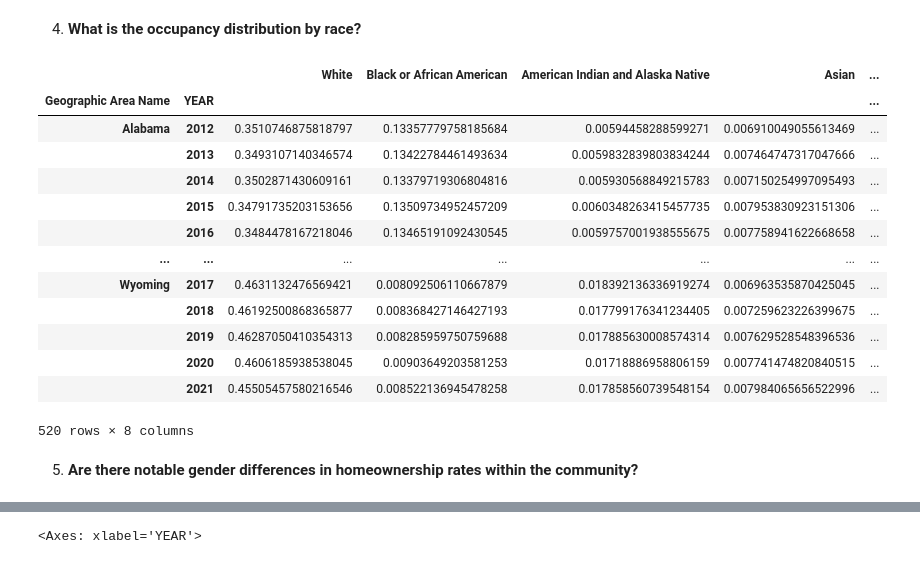
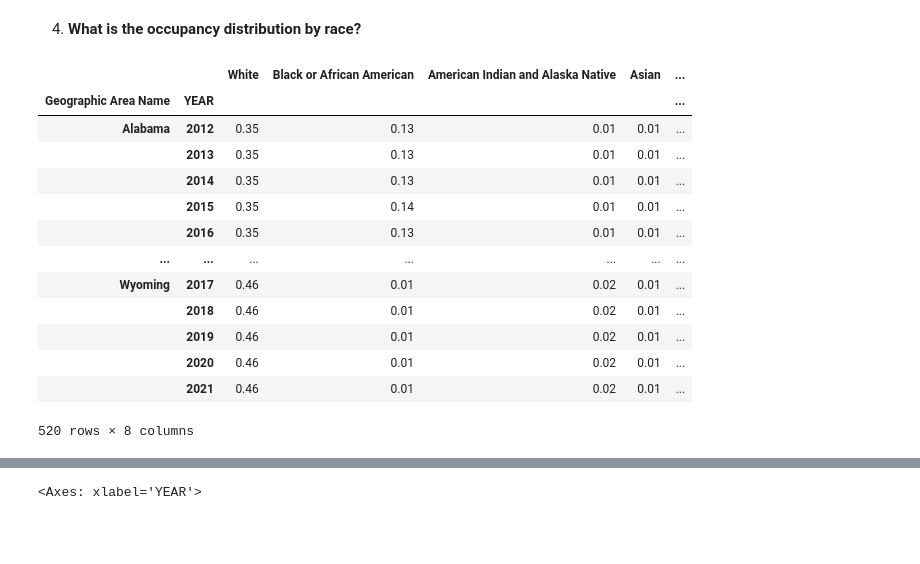
Before and after one commit to xie1027/GenAI_Insights, a Jupyter notebook: answer_key_david.ipynb, the cells around one changed output, grey strips where cells are left out. Drawn from its saved outputs; the diff is of its cells as text; code cells hidden in the pictures; blank space fills up the shorter version.

```diff
--- a/answer_key_david.ipynb
+++ b/answer_key_david.ipynb
@@ -50,8 +15,8 @@ import pandas as pd
 from pathlib import Path, PosixPath
 from typing import NamedTuple
 # %%
-pd.set_option("display.max_columns", None) # display all columns
-pd.set_option("float_format", "{:,}".format)  # display numbers with commas; "{:,.2f}".format for 2 decimals
+pd.set_option("display.max_columns", None)  # display all columns
+pd.set_option("float_format", "{:,.2f}".format)  # display floats with commas and two decimal places
 # %%
 # NamedTuple type hint
 class ParametersType(NamedTuple):
@@ -374,21 +318,20 @@ race_features: list = [
 ]
 # %%
 # Occupancy distribution by race, state, and year expressed as a percentage
-acs_df.groupby(["Geographic Area Name", "YEAR"])[race_features].sum().apply(lambda x: x / x.sum(), axis=1)
+occ_race_df = acs_df.groupby(["Geographic Area Name", "YEAR"])[race_features].sum().apply(lambda x: x / x.sum(), axis=1)
+occ_race_df
 # %% [output]
 |  |  | White | Black or African American | American Indian and Alaska Native | Asian | ... |
 | Geographic Area Name | YEAR |  |  |  |  | ... |
-| Alabama | 2012 | 0.3510746875818797 | 0.13357779758185684 | 0.00594458288599271 | 0.006910049055613469 | ... |
-|  | 2013 | 0.3493107140346574 | 0.13422784461493634 | 0.0059832839803834244 | 0.007464747317047666 | ... |
-|  | 2014 | 0.3502871430609161 | 0.13379719306804816 | 0.005930568849215783 | 0.007150254997095493 | ... |
-|  | 2015 | 0.34791735203153656 | 0.13509734952457209 | 0.0060348263415457735 | 0.007953830923151306 | ... |
-|  | 2016 | 0.3484478167218046 | 0.13465191092430545 | 0.0059757001938555675 | 0.007758941622668658 | ... |
+| Alabama | 2012 | 0.35 | 0.13 | 0.01 | 0.01 | ... |
+|  | 2013 | 0.35 | 0.13 | 0.01 | 0.01 | ... |
+|  | 2014 | 0.35 | 0.13 | 0.01 | 0.01 | ... |
+|  | 2015 | 0.35 | 0.14 | 0.01 | 0.01 | ... |
+|  | 2016 | 0.35 | 0.13 | 0.01 | 0.01 | ... |
 | ... | ... | ... | ... | ... | ... | ... |
-| Wyoming | 2017 | 0.4631132476569421 | 0.008092506110667879 | 0.018392136336919274 | 0.006963535870425045 | ... |
-|  | 2018 | 0.46192500868365877 | 0.008368427146427193 | 0.017799176341234405 | 0.007259623226399675 | ... |
-|  | 2019 | 0.46287050410354313 | 0.008285959750759688 | 0.017885630008574314 | 0.007629528548396536 | ... |
-|  | 2020 | 0.4606185938538045 | 0.00903649203581253 | 0.01718886958806159 | 0.007741474820840515 | ... |
-|  | 2021 | 0.45505457580216546 | 0.008522136945478258 | 0.017858560739548154 | 0.007984065656522996 | ... |
+| Wyoming | 2017 | 0.46 | 0.01 | 0.02 | 0.01 | ... |
+|  | 2018 | 0.46 | 0.01 | 0.02 | 0.01 | ... |
+|  | 2019 | 0.46 | 0.01 | 0.02 | 0.01 | ... |
+|  | 2020 | 0.46 | 0.01 | 0.02 | 0.01 | ... |
+|  | 2021 | 0.46 | 0.01 | 0.02 | 0.01 | ... |
 520 rows × 8 columns
-# %% [markdown]
-5. **Are there notable gender differences in homeownership rates within the community?**
```
Also changed, not shown: parts of 43 cells of this notebook.
